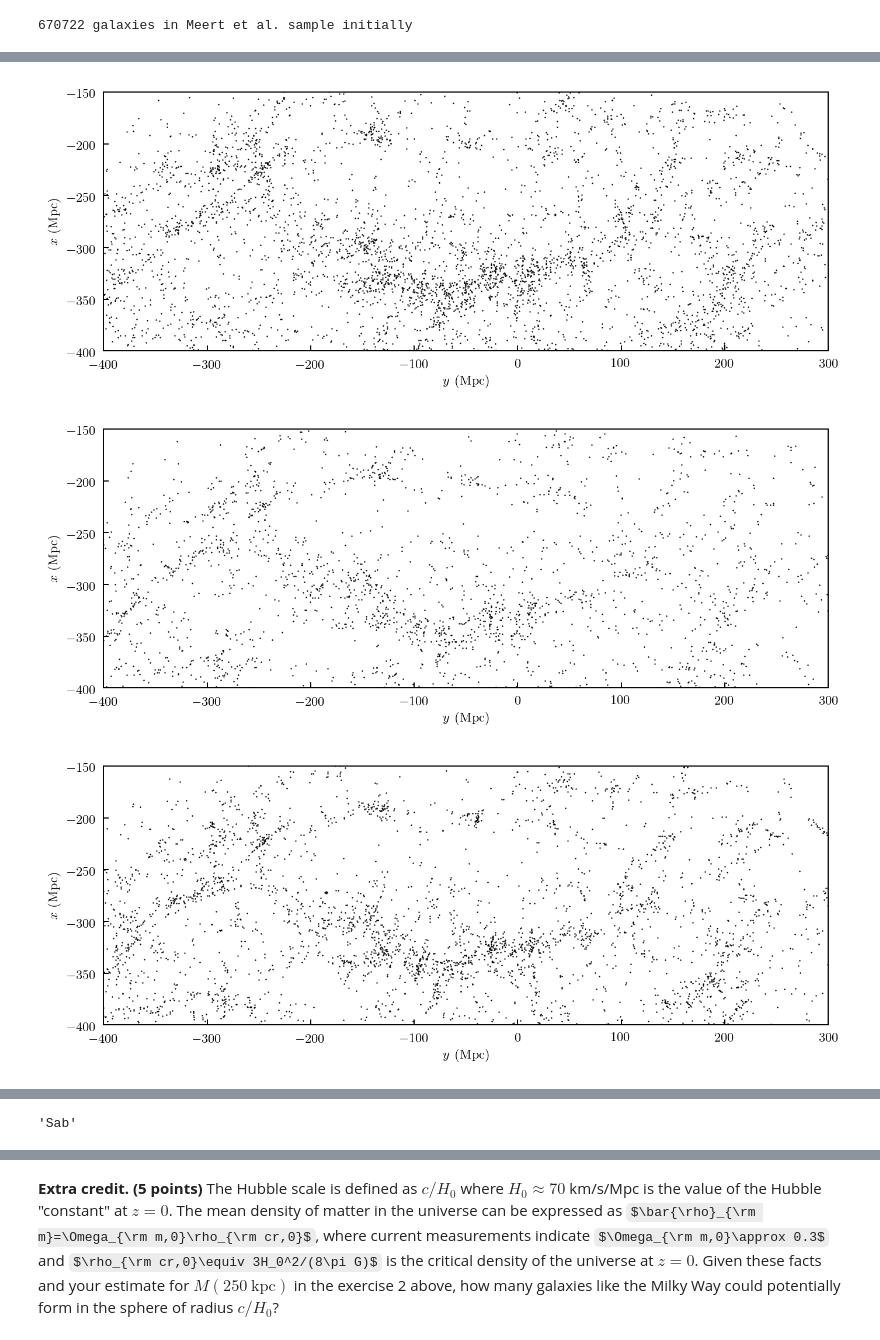
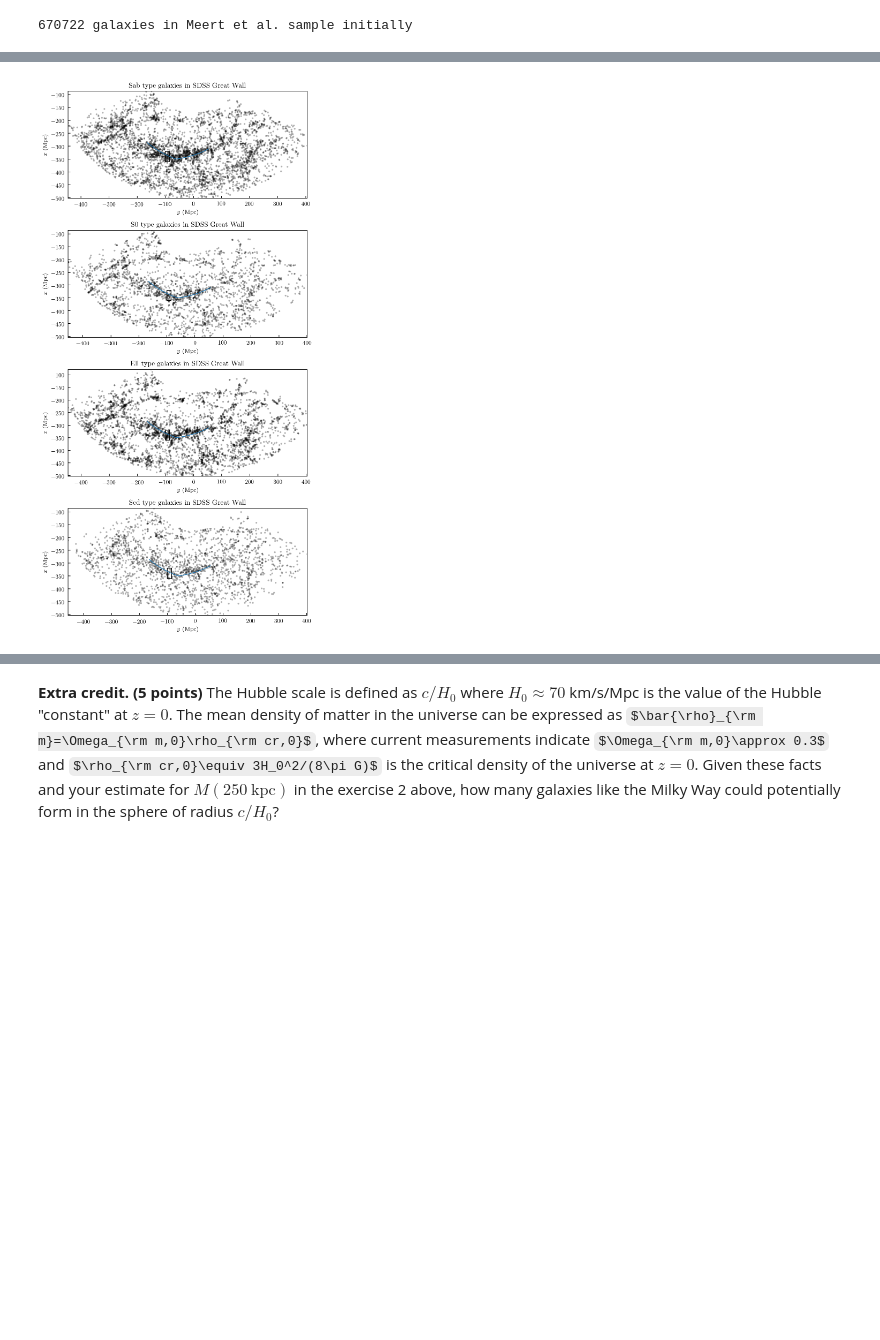
Before and after one commit to tjhoyt/galaxies_hw, a Jupyter notebook: hw3_hoyt_taylor.ipynb, the cells around one changed output, grey strips where cells are left out. Cells and saved outputs as stored; diff of their text form; code cells hidden in the pictures; some formulas as TeX source; blank space fills up the shorter version.

```diff
--- a/hw3_hoyt_taylor.ipynb
+++ b/hw3_hoyt_taylor.ipynb
@@ -434,46 +468,60 @@ def gal_type_slice(morph, galtypes, pmin):
 
 # apply cuts in M, RA, DEC, and z to select bright galaxies
 # in the region of the sky, where the Great Wall is located
 
+RAmin, RAmax = [100, 260]
+zmin, zmax   = [0.04, 0.12]
 GWslice = ((sdata['dec'] > -7) & (sdata['dec'] < 7) &
-           (sdata['ra'] > 80) & (sdata['ra'] < 280) &
-           (sdata['z'] > 0.01) & (sdata['z'] < 0.14) &
+           (sdata['ra'] > RAmin) & (sdata['ra'] < RAmax) &
+           (sdata['z'] > zmin) & (sdata['z'] < zmax) &
            (Mmeert<-20.))
 
 GWdata = sdata[GWslice]
 GWmorph = morph[GWslice]
 GWd_Lm = d_Lm[GWslice]
 gtypes = ['Ell', 'S0', 'Sab', 'Scd']
 morphlim = 0.7
 gtypeslis = gal_type_slice(GWmorph, gtypes, morphlim)
-for gtype in gtypeslis:
+
+from matplotlib import patches
+figsize = (6, 12)
+f, axs = plt.subplots(4,1, figsize = figsize)
+for gtype, ax in zip(gtypeslis, axs):
     gtypesli = gtypeslis[gtype]
     gtypeGWdata = GWdata[gtypesli]
     # compute "comoving" distance for plotting spatial coordinates
     # (see Appendix A.1-A.3 for difference between comoving and Luminosity distance)
     d_C = GWd_Lm[gtypesli]/(1. + gtypeGWdata['z'])
 
     # construct 2D coordinates using RAs and d_C
     # we are collapsing galaxies with different DECs onto 2D plane
     # because the selected slice in DEC is only 14 degrees - pretty narrow
     Y = d_C * np.cos(gtypeGWdata['ra'] * np.pi / 180.)
     X = d_C * np.sin(gtypeGWdata['ra'] * np.pi / 180.)
 
-    fig = plt.figure(figsize=(8, 4))
+    # plot disjoint "curve" to trace out the GW
+    dGW1 = np.linspace(315, 355, 100)
+    dGW2 = np.linspace(355, 330, 100)
+    dGW  = np.append(dGW1, dGW2)
+    raGW = np.linspace(170, 210, 200)
+    XGW  = dGW*np.sin(raGW * np.pi / 180.)
+    YGW  = dGW*np.cos(raGW * np.pi / 180.)
+    xlims = (np.min(X), np.max(X))
+    ylims = (np.min(Y), np.max(Y))
 
+    ax.add_patch(patches.Rectangle((-100, -360), width=15,
+                                height=40, fill = False, linewidth = 1))
     # plot distribution of galaxies in the slice around the SDSS Great Wall
-    ax = plt.subplot(111, aspect='equal')
-    ax.scatter(X, Y, s=1, lw=0, c='k')
-
-    ax.set_xlim(-400, 300)
-    ax.set_ylim(-400, -150)
-
+    ax.scatter(X, Y, s=7, lw=0, c='k', alpha = 0.3)
+    ax.plot(XGW, YGW, lw = 1)
+    ax.set_xlim(xlims)
+    ax.set_ylim(ylims)
+#    ax.set_xlim(-400, 300)
+#    ax.set_ylim(-400, -150)
     ax.set_xlabel(r'$y\ (\rm Mpc)$')
     ax.set_ylabel(r'$x\ (\rm Mpc)$')
-
-    ax.title(r'')
-    plt.show()
+    title = r'{0} type galaxies in SDSS Great Wall'.format(gtype)
+    ax.set_title(title)
+plt.show()
 # %% [output]
-[figure, old version]
+[figure, new version]
-[figure, removed]
-[figure, removed]
@@ -481,4 +527,0 @@ for gtype in gtypeslis:
-# %%
-gtypesli
-# %% [output]
-'Sab'
```
Also changed, not shown: parts of 24 cells of this notebook.
